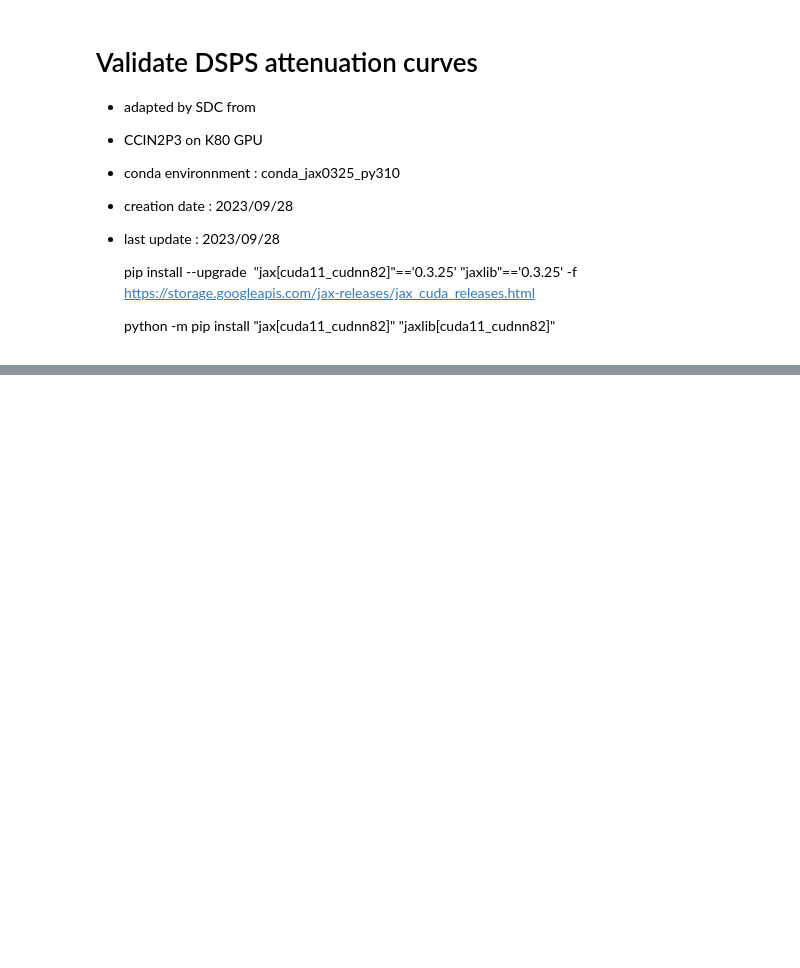
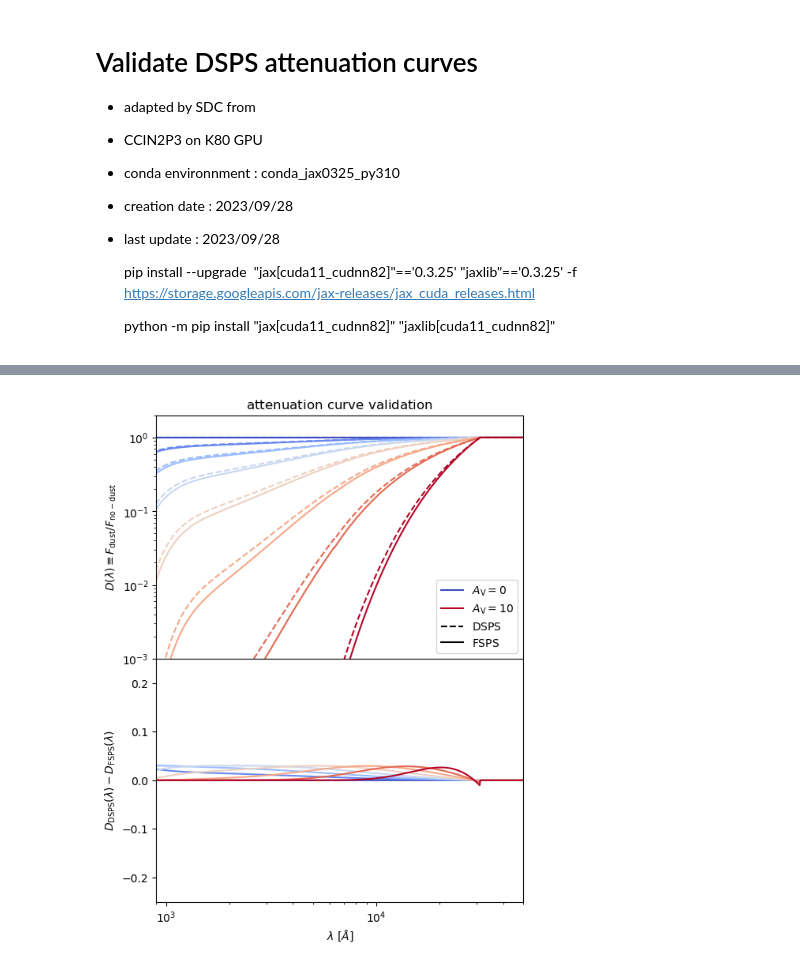
Before and after one commit to sylvielsstfr/Fors2ToStellarPopSynthesis, a Jupyter notebook: examples/examples_dsps_diffstar_diffmah/validate_dsps_attenuation.ipynb, the cells around one changed output, grey strips where cells are left out. Drawn from its saved outputs; the diff is of its cells as text; code cells hidden in the pictures; blank space fills up the shorter version.

```diff
--- a/examples/examples_dsps_diffstar_diffmah/validate_dsps_attenuation.ipynb
+++ b/examples/examples_dsps_diffstar_diffmah/validate_dsps_attenuation.ipynb
@@ -40,5 +85,9 @@ from dsps.attenuation_kernels import _flux_ratio, calzetti00_k_lambda, RV_C00
 # %%
 colors=cm.coolwarm(np.linspace(0, 1, len(avray))) # red first
+
+mred = colors[-1]
+mblue = colors[-0]
+
 label_pat = "Av = {0:.2f}"
 
 fig, (ax0, ax1) = plt.subplots(2, 1, figsize=(6, 8), sharex=True)
@@ -47,32 +96,38 @@ fig.subplots_adjust(hspace=0)
 xlim = ax0.set_xlim(900, 5e4)
 ylim = ax0.set_ylim(1e-3, 2)
 ylim = ax1.set_ylim(-.25, 0.25)
 __=ax0.loglog()
 dsps_attenuation_collector = []
 
 for iav, av in enumerate(avray):
     iage = 80
     fsps_flux_ratio = spec_results[iav, iage, :] / spec_results[0, iage, :]
     __=ax0.plot(wave_spec, fsps_flux_ratio, color=colors[iav])
 
 
     wave_spec_micron = wave_spec/10_000
-    k = calzetti00_k_lambda(wave_spec_micron, RV_C00)
-    dsps_flux_ratio = _flux_ratio(k, RV_C00, av)
+
+    #k = calzetti00_k_lambda(wave_spec_micron, RV_C00)
+    k = calzetti00_k_lambda(wave_spec_micron)
+
+    #dsps_flux_ratio = _flux_ratio(k, RV_C00, av)
+    dsps_flux_ratio = _frac_transmission_from_k_lambda(k,av)
     __=ax0.plot(wave_spec, dsps_flux_ratio, '--', color=colors[iav])
     dsps_attenuation_collector.append(dsps_flux_ratio)
 
     __=ax1.plot(wave_spec, (dsps_flux_ratio - fsps_flux_ratio), color=colors[iav])
 
 title = ax0.set_title(r'${\rm attenuation\ curve\ validation}$')
 title = ax0.set_ylabel(r'$D(\lambda)\equiv F_{\rm dust}/F_{\rm no-dust}$')
 xlabel = ax1.set_xlabel(r'$\lambda\ [\AA]$')
 xlabel = ax1.set_ylabel(r'$D_{\rm DSPS}(\lambda)-D_{\rm FSPS}(\lambda)$')
 
 
 red_line=mlines.Line2D([],[],ls='-',c=mred,label=r'$A_{\rm V}=10$')
 blue_line=mlines.Line2D([],[],ls='-',c=mblue,label=r'$A_{\rm V}=0$')
 solid_line=mlines.Line2D([],[],ls='-',c='k',label=r'${\rm FSPS}$')
 dashed_line=mlines.Line2D([],[],ls='--',c='k',label=r'${\rm DSPS}$')
 first_legend=ax0.legend(handles=[blue_line, red_line, dashed_line, solid_line])
 fig.savefig('dsps_attenuation_validation.png', bbox_extra_artists=[xlabel], bbox_inches='tight', dpi=200)
+# %% [output]
+[figure, added]
```
Also changed, not shown: parts of 4 cells of this notebook, 1 other file.
